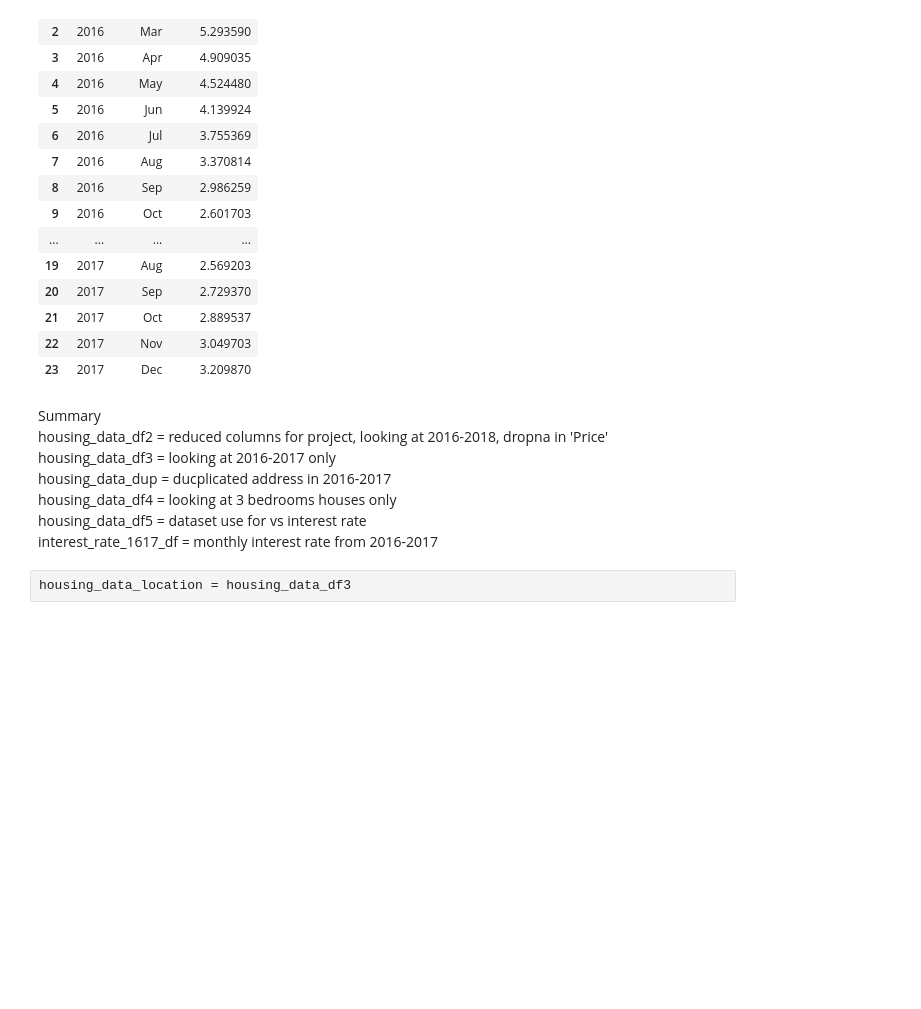
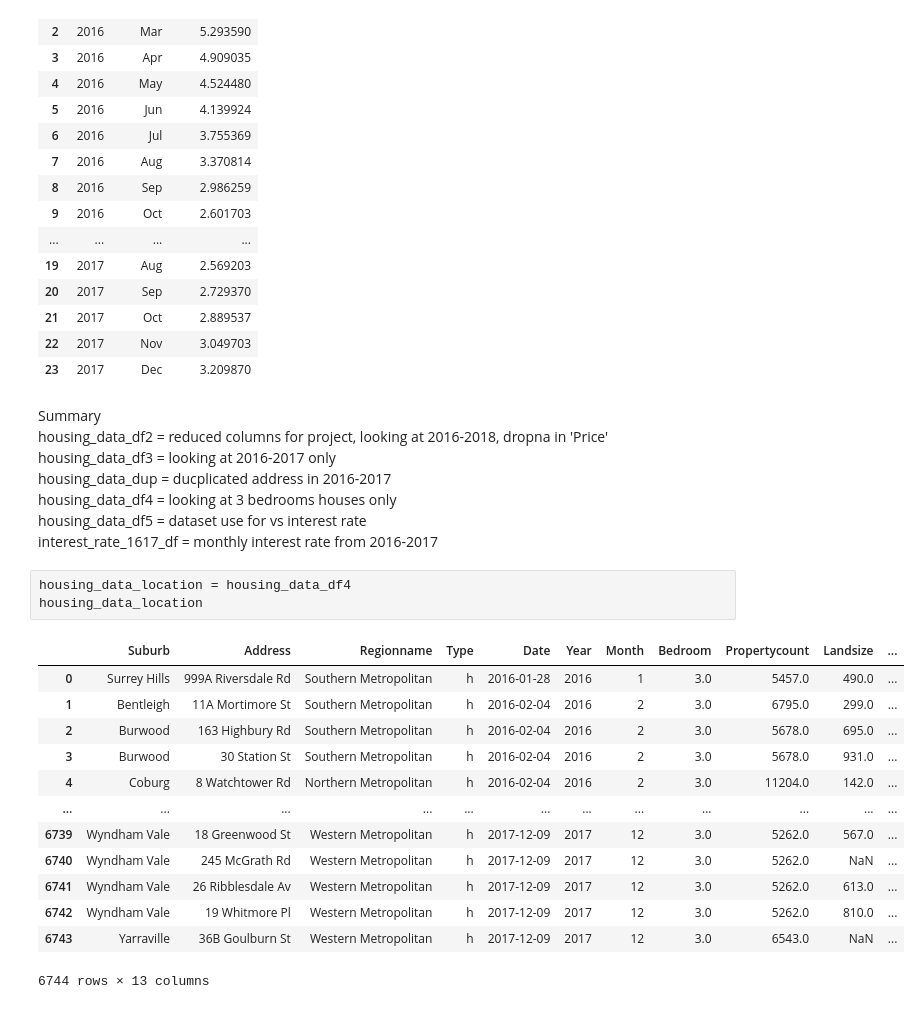
Before and after one commit to Anton0Lee/Project1_grp5, a Jupyter notebook: project1 main codes.ipynb, the cells around one changed output. Drawn from its saved outputs; the diff is of its cells as text; blank space fills up the shorter version.

```diff
--- a/project1 main codes.ipynb
+++ b/project1 main codes.ipynb
@@ -249,5 +249,20 @@ housing_data_dup = ducplicated address in 2016-2017
 housing_data_df4 = looking at 3 bedrooms houses only
 housing_data_df5 = dataset use for vs interest rate
 interest_rate_1617_df = monthly interest rate from 2016-2017
-# %%
-housing_data_location = housing_data_df3
+# %%
+housing_data_location = housing_data_df4
+housing_data_location
+# %% [output]
+|  | Suburb | Address | Regionname | Type | Date | Year | Month | Bedroom | Propertycount | Landsize | ... |
+| 0 | Surrey Hills | 999A Riversdale Rd | Southern Metropolitan | h | 2016-01-28 | 2016 | 1 | 3.0 | 5457.0 | 490.0 | ... |
+| 1 | Bentleigh | 11A Mortimore St | Southern Metropolitan | h | 2016-02-04 | 2016 | 2 | 3.0 | 6795.0 | 299.0 | ... |
+| 2 | Burwood | 163 Highbury Rd | Southern Metropolitan | h | 2016-02-04 | 2016 | 2 | 3.0 | 5678.0 | 695.0 | ... |
+| 3 | Burwood | 30 Station St | Southern Metropolitan | h | 2016-02-04 | 2016 | 2 | 3.0 | 5678.0 | 931.0 | ... |
+| 4 | Coburg | 8 Watchtower Rd | Northern Metropolitan | h | 2016-02-04 | 2016 | 2 | 3.0 | 11204.0 | 142.0 | ... |
+| ... | ... | ... | ... | ... | ... | ... | ... | ... | ... | ... | ... |
+| 6739 | Wyndham Vale | 18 Greenwood St | Western Metropolitan | h | 2017-12-09 | 2017 | 12 | 3.0 | 5262.0 | 567.0 | ... |
+| 6740 | Wyndham Vale | 245 McGrath Rd | Western Metropolitan | h | 2017-12-09 | 2017 | 12 | 3.0 | 5262.0 | NaN | ... |
+| 6741 | Wyndham Vale | 26 Ribblesdale Av | Western Metropolitan | h | 2017-12-09 | 2017 | 12 | 3.0 | 5262.0 | 613.0 | ... |
+| 6742 | Wyndham Vale | 19 Whitmore Pl | Western Metropolitan | h | 2017-12-09 | 2017 | 12 | 3.0 | 5262.0 | 810.0 | ... |
+| 6743 | Yarraville | 36B Goulburn St | Western Metropolitan | h | 2017-12-09 | 2017 | 12 | 3.0 | 6543.0 | NaN | ... |
+6744 rows × 13 columns
```
Also changed, not shown: parts of 4 cells of this notebook, 1 other file.
